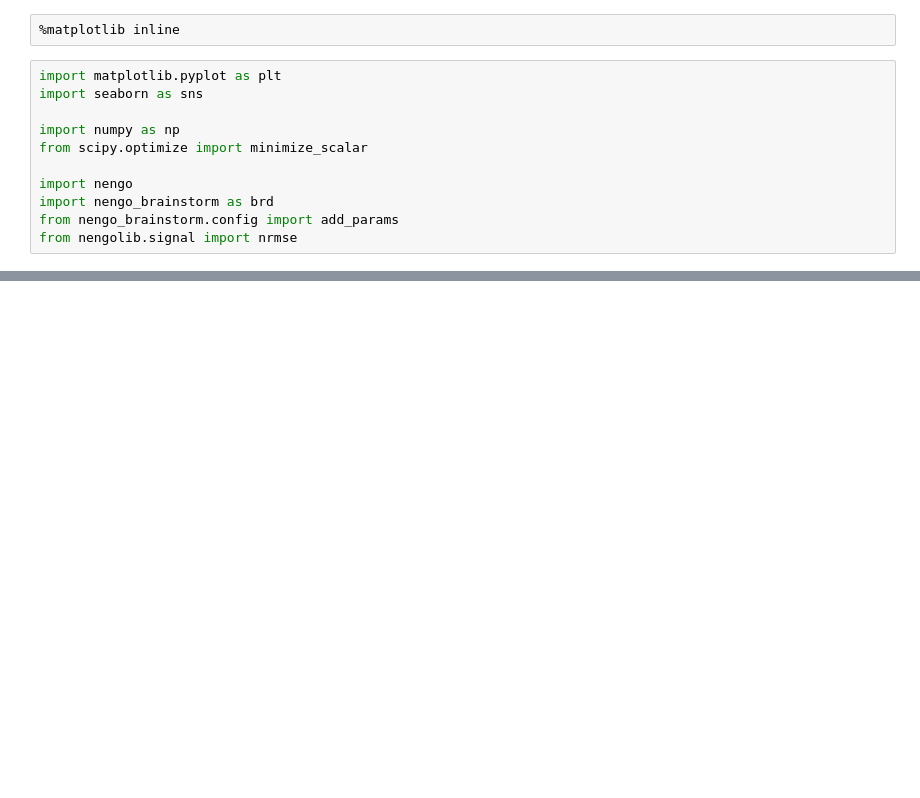
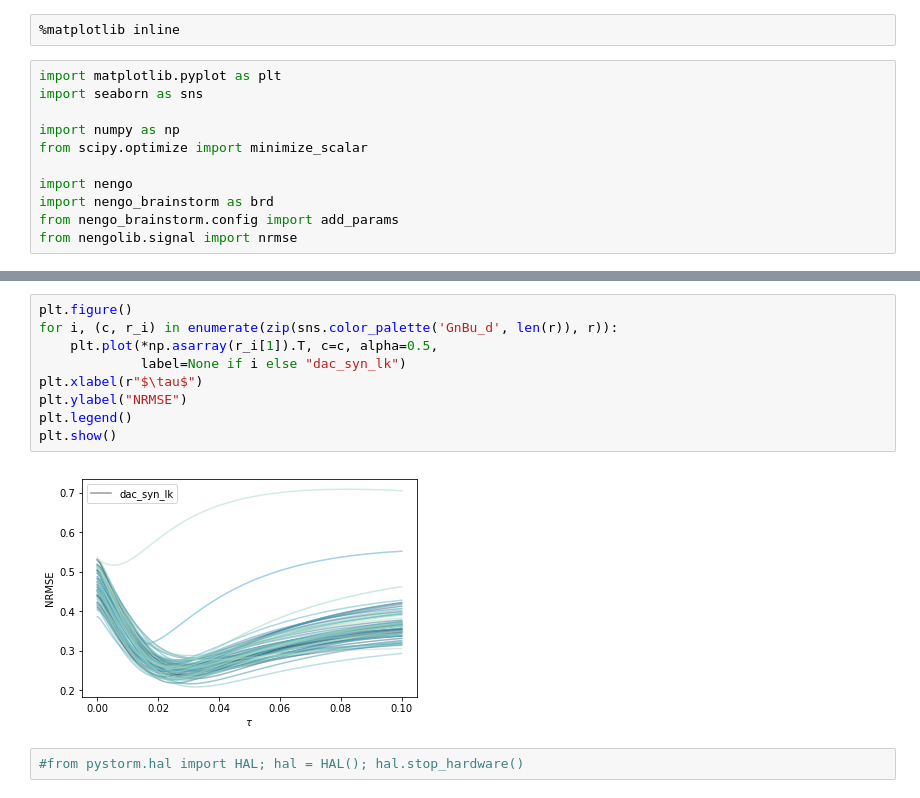
Before and after one commit to Neuromorphs18/brd, a Jupyter notebook: dynamics/characterize_tau.ipynb, the cells around one changed output, grey strips where cells are left out. Saved outputs shown, nothing was run; the diff lists cells and outputs as text; blank space fills up the shorter version.

```diff
--- a/dynamics/characterize_tau.ipynb
+++ b/dynamics/characterize_tau.ipynb
@@ -128,0 +143,13 @@ assert np.all(r_i[0].success for r_i in r)
+# %%
+plt.figure()
+for i, (c, r_i) in enumerate(zip(sns.color_palette('GnBu_d', len(r)), r)):
+    plt.plot(*np.asarray(r_i[1]).T, c=c, alpha=0.5,
+             label=None if i else "dac_syn_lk")
+plt.xlabel(r"$\tau$")
+plt.ylabel("NRMSE")
+plt.legend()
+plt.show()
+# %% [output]
+[figure, added]
+# %%
+#from pystorm.hal import HAL; hal = HAL(); hal.stop_hardware()
```
Also changed, not shown: parts of 3 cells of this notebook.
